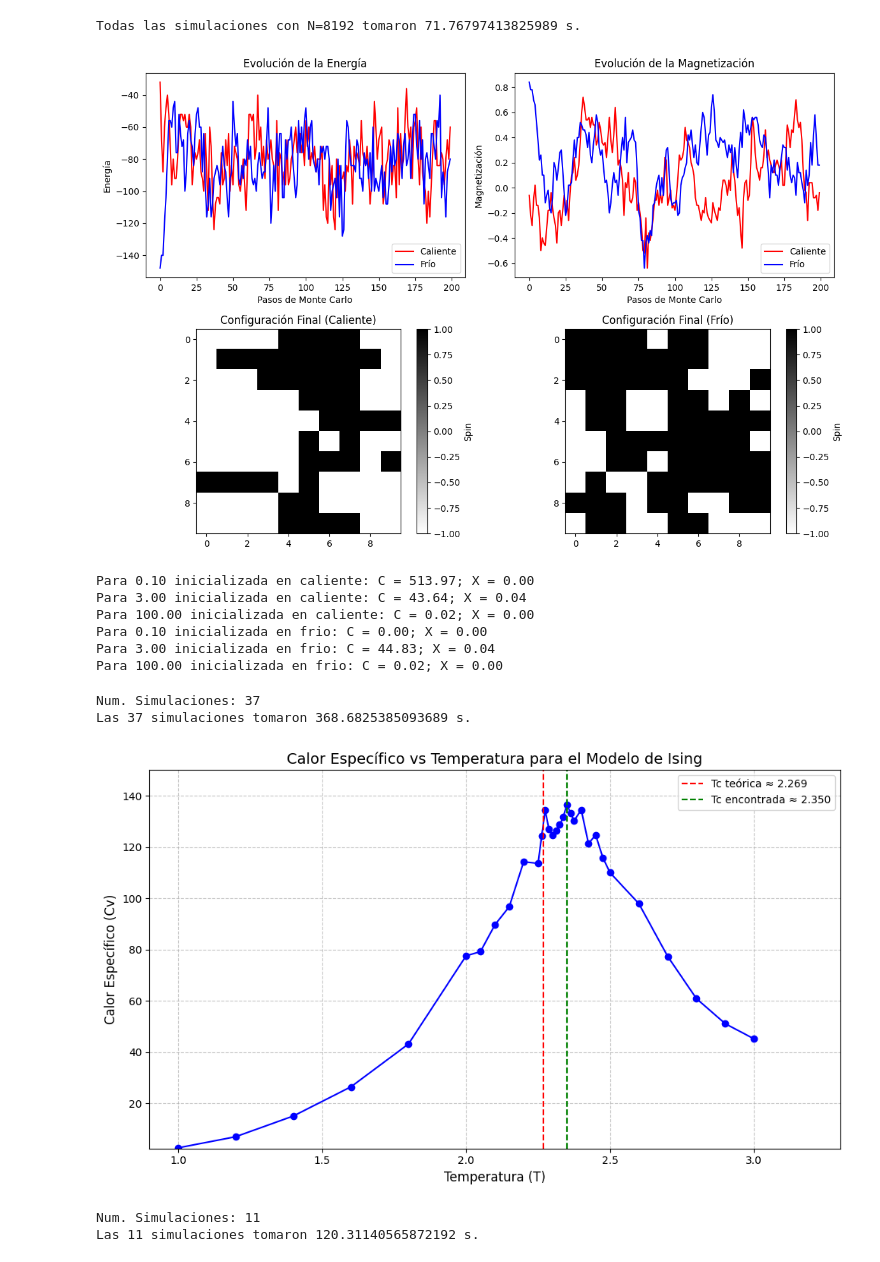
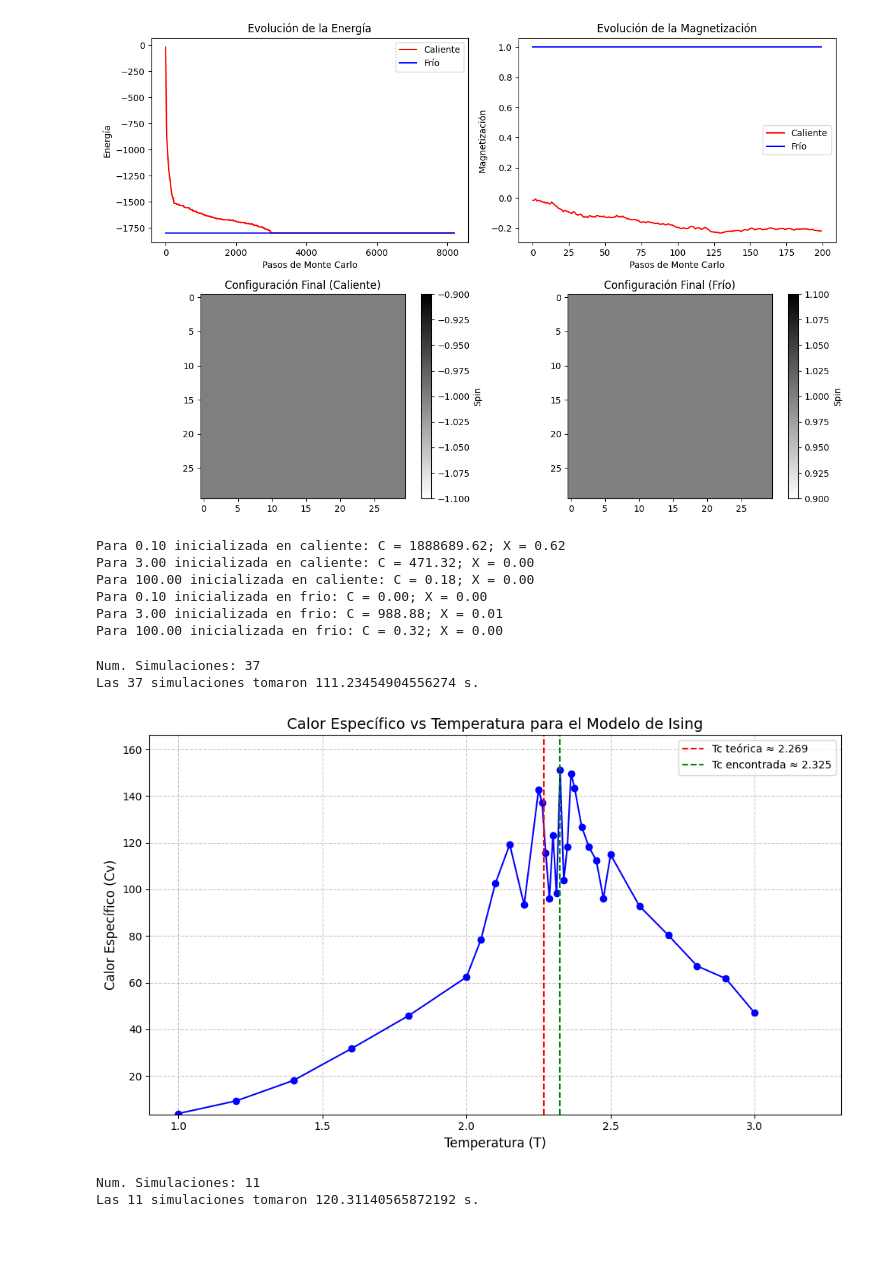
Before and after one commit to BrianDL/fisica_computacional, a Jupyter notebook: 3 - Modelo de Ising/ising.ipynb, the cells around one changed output. Drawn from its saved outputs; the diff is of its cells as text; code cells hidden in the pictures.

```diff
--- a/3 - Modelo de Ising/ising.ipynb
+++ b/3 - Modelo de Ising/ising.ipynb
@@ -105,7 +102,7 @@ def metropolis_ising(L, H, J, beta, N, inicializacion='frio'):
 
     while t<N:
 
-        for _ in range(L*L):  # Un paso de Monte Carlo es L*L intentos de flip
+        for _ in range( int(0.2*L*L) ):  # Un paso de Monte Carlo es L*L intentos de flip
             # Seleccionar un sitio al azar
             i, j = np.random.randint(0, L, 2)
 
@@ -140,7 +137,7 @@ async def async_metropolis_ising(loop, exe, *args):
   return result
 # %%
 
-L = 10  # Tamaño de la red
+L = 30  # Tamaño de la red
 H = 0.0  # Intensidad del campo magnético
 J = 1.0  # Fuerza de interacción
 N = 2**13  # Número de pasos de Monte Carlo
@@ -158,51 +155,49 @@ with ProcessPoolExecutor(max_workers=8) as exe:
   params_a_result = {p:R for p,R in zip(params, results)}
 
 print(f"Todas las simulaciones con N={N} tomaron {time.time() - t0} s.")
-# %% [output]
-Todas las simulaciones con N=8192 tomaron 71.76797413825989 s.
 # %%
 # Visualización de los resultados
 import matplotlib.pyplot as plt
 
 # print(result)
 
-T = 3 ### temperatura que nos interesa graficar
+T = 0.1 ### temperatura que nos interesa graficar
 
 energias_frio, magnetizaciones_frio, red_final_frio = params_a_result[('frio', T)]
 energias_caliente, magnetizaciones_caliente, red_final_caliente = params_a_result[('caliente', T)]
 
 plt.figure(figsize=(12, 8))
 
 plt.subplot(221)
-plt.plot(energias_caliente[:200], label='Caliente', color='r')
-plt.plot(energias_frio[:200], label='Frío', color='b')
+plt.plot(energias_caliente[:], label='Caliente', color='r')
+plt.plot(energias_frio[:], label='Frío', color='b')
 plt.title("Evolución de la Energía")
 plt.xlabel("Pasos de Monte Carlo")
 plt.ylabel("Energía")
 plt.legend()
 
 plt.subplot(222)
 plt.plot(magnetizaciones_caliente[:200], label='Caliente', color='r')
 plt.plot(magnetizaciones_frio[:200], label='Frío', color='b')
 plt.title("Evolución de la Magnetización")
 plt.xlabel("Pasos de Monte Carlo")
 plt.ylabel("Magnetización")
 plt.legend()
 
 plt.subplot(223)
 plt.imshow(red_final_caliente, cmap='binary')
 plt.title("Configuración Final (Caliente)")
 plt.colorbar(label='Spin')
 
 plt.subplot(224)
 plt.imshow(red_final_frio, cmap='binary')
 plt.title("Configuración Final (Frío)")
 plt.colorbar(label='Spin')
 
 plt.tight_layout()
 plt.show()
 # %% [output]
-[figure, old version]
+[figure, new version]
 # %%
 for params, result in sorted(params_a_result.items()):
   S,T = params
@@ -215,12 +210,12 @@ for params, result in sorted(params_a_result.items()):
 
   print(f"Para {T:.{2}f} inicializada en {S}: C = {C:.{2}f}; X = {X:.{2}f}")
 # %% [output]
-Para 0.10 inicializada en caliente: C = 513.97; X = 0.00
-Para 3.00 inicializada en caliente: C = 43.64; X = 0.04
-Para 100.00 inicializada en caliente: C = 0.02; X = 0.00
+Para 0.10 inicializada en caliente: C = 1888689.62; X = 0.62
+Para 3.00 inicializada en caliente: C = 471.32; X = 0.00
+Para 100.00 inicializada en caliente: C = 0.18; X = 0.00
 Para 0.10 inicializada en frio: C = 0.00; X = 0.00
-Para 3.00 inicializada en frio: C = 44.83; X = 0.04
-Para 100.00 inicializada en frio: C = 0.02; X = 0.00
+Para 3.00 inicializada en frio: C = 988.88; X = 0.01
+Para 100.00 inicializada en frio: C = 0.32; X = 0.00
 # %%
 ### Definimos una función para aplicar el algoritmo de metrópolis en un rango de
 ### temperaturas, pedimos un acumulador para almacenar los resultados
@@ -246,15 +241,15 @@ temp_a_result = {} ### para almacenar los resultados
 
 ### Generaremos un rango de temperaturas en entre 1 y 3, con pasos cada vez más precisos
 ### en la vecindad del valor crítico teórico
-# temps = [
-#     T for i in range(11) \
-#     if (T:= 1+i/(0.5*10.0))
-#     ]
+temps = [
+    T for i in range(11) \
+    if (T:= 1+i/(0.5*10.0))
+    ]
 
-# temps += [
-#     T for i in (1,2) for j in range(11) \
-#     if (T:= 2+j/(i*10.0)) not in temps
-#     ]
+temps += [
+    T for i in (1,2) for j in range(11) \
+    if (T:= 2+j/(i*10.0)) not in temps
+    ]
 
 temps += [
     T for i in (4,8) for j in range(11) \
@@ -264,11 +259,11 @@ temps += [
 print(f"Num. Simulaciones: {len(temps)}")
 
 t0 = time.time()
-await applicar_en_rtemp(temps, temp_a_result)
+await applicar_en_rtemp(temps, temp_a_result, L=20)
 print(f"Las {len(temps)} simulaciones tomaron {time.time() - t0} s.")
 # %% [output]
 Num. Simulaciones: 37
-Las 37 simulaciones tomaron 368.6825385093689 s.
+Las 37 simulaciones tomaron 111.23454904556274 s.
 # %%
 temp_a_sus = { T: susceptibilidad(res[1], 1/T) for T, res in temp_a_result.items() }
 temp_a_cv = {T: calor_especifico(res[0], 1/T, T) for T, res in temp_a_result.items() }
@@ -326,7 +321,7 @@ def graficar_susceptibilidad(temp_a_sus):
 
 graficar_susceptibilidad(temp_a_cv)
 # %% [output]
-[figure, old version]
+[figure, new version]
 # %%
 ### Vamos a acumular esta vez resultados cerca del valor crítico de la temperatura
 Tc = 2.269
```
Also changed, not shown: parts of 1 cell of this notebook.
